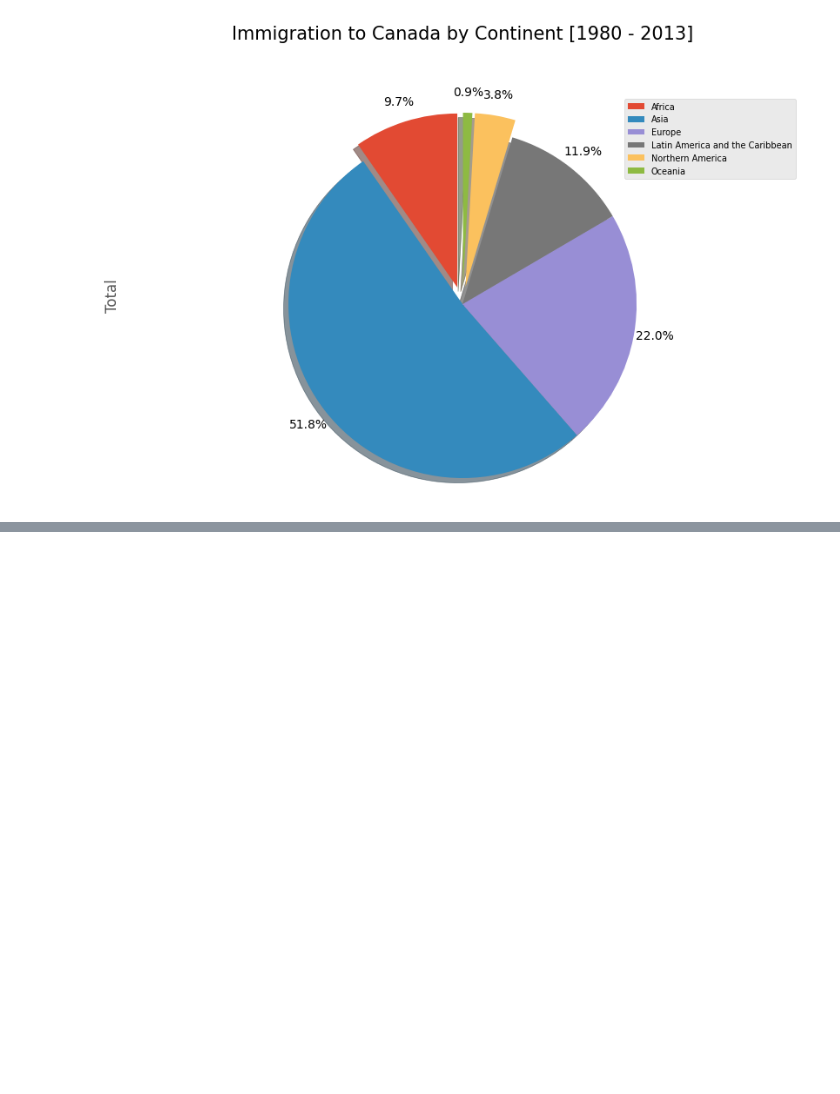
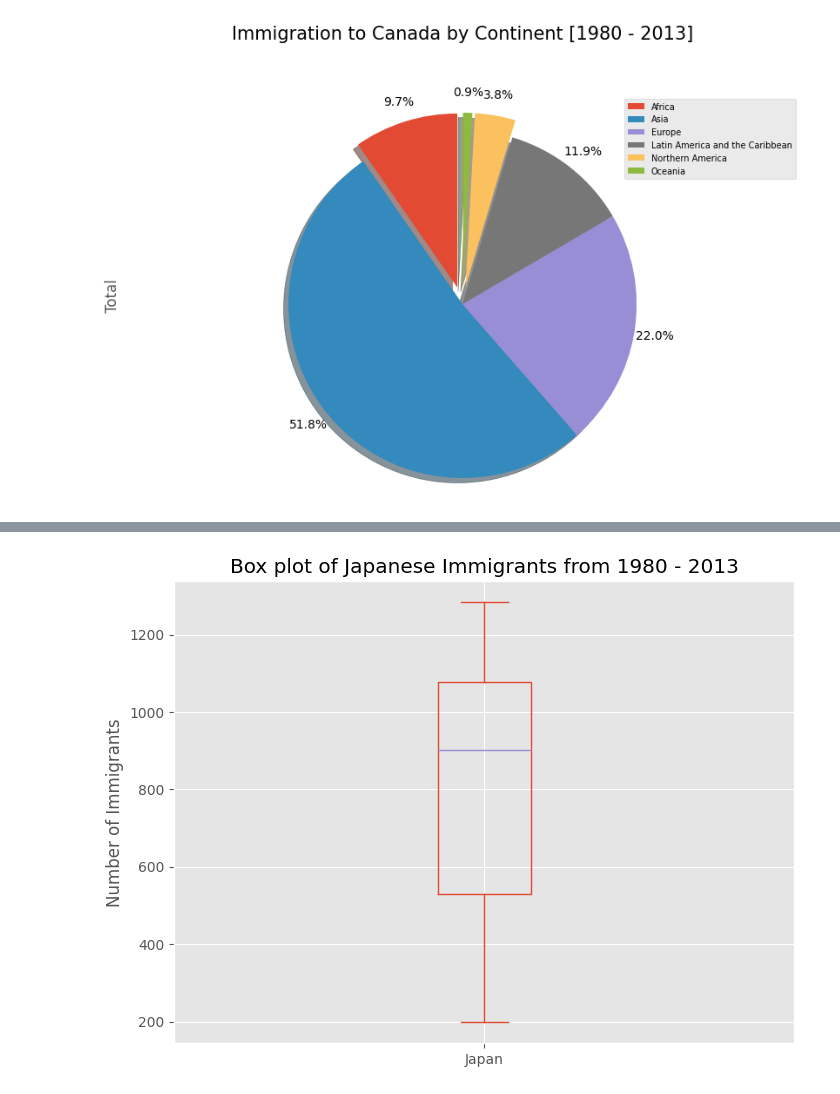
Before and after one commit to Rohit-03-19/DATA-SCIENCE, a Jupyter notebook: Learnings/Data Visualization/Pie Charts, Box Plots, Scatter Plots, and Bubble Plots.ipynb, the cells around one changed output, grey strips where cells are left out. Cells and saved outputs as stored; diff of their text form; code cells hidden in the pictures; blank space fills up the shorter version.

```diff
--- a/Learnings/Data Visualization/Pie Charts, Box Plots, Scatter Plots, and Bubble Plots.ipynb
+++ b/Learnings/Data Visualization/Pie Charts, Box Plots, Scatter Plots, and Bubble Plots.ipynb
@@ -113,0 +114,4 @@ plt.show()
+# %%
+# to get a dataframe, place extra square brackets around 'Japan'.
+df_japan = df_can.loc[['Japan'], years].transpose()
+df_japan.head()
@@ -113,0 +125,9 @@ plt.show()
+# %%
+df_japan.plot(kind='box', figsize=(8, 6))
+
+plt.title('Box plot of Japanese Immigrants from 1980 - 2013')
+plt.ylabel('Number of Immigrants')
+
+plt.show()
+# %% [output]
+[figure, added]
```
Also changed, not shown: parts of 9 cells of this notebook.
